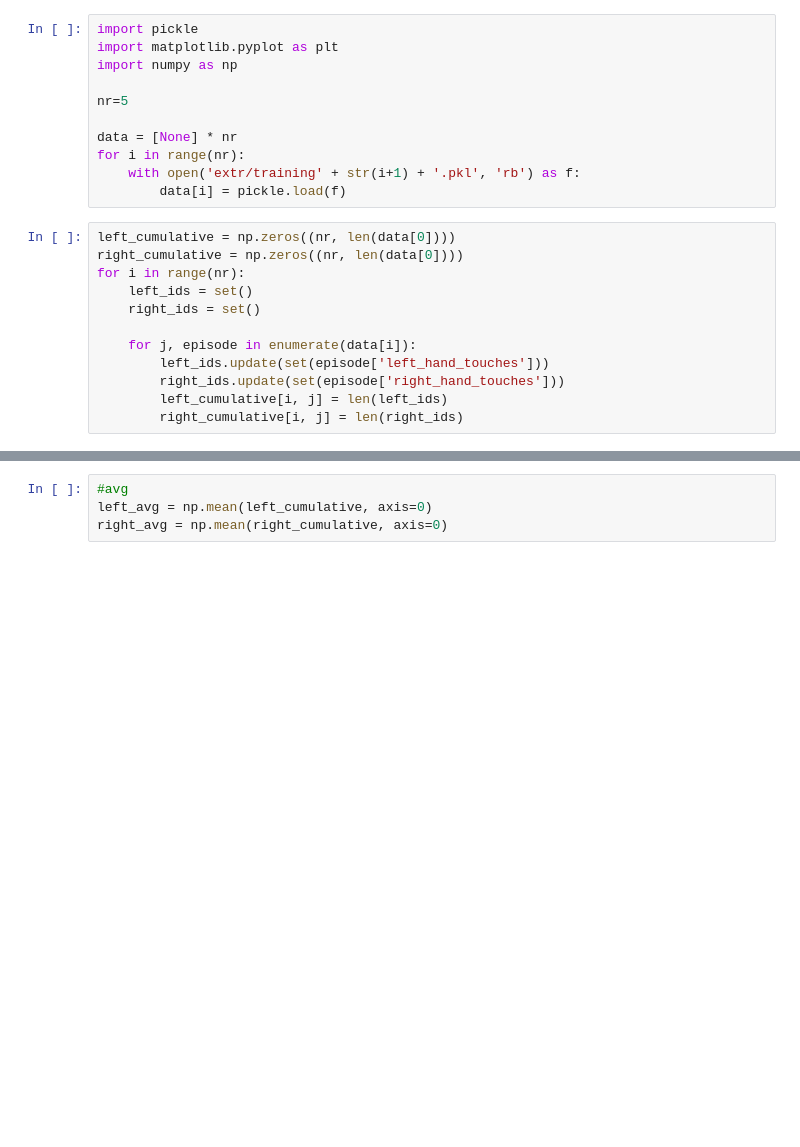
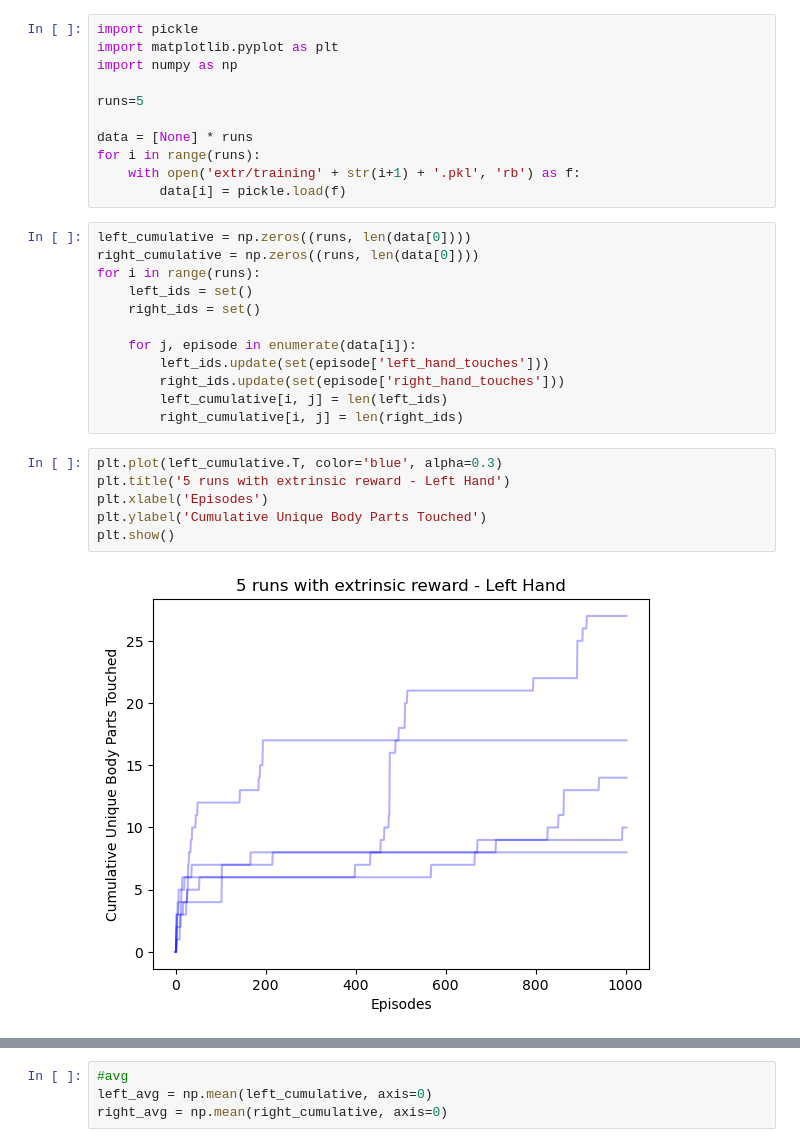
Before and after one commit to YviMa/RL2025_MIMo_project, a Jupyter notebook: learn_selftouch/results/self_touch/logs/analysis_avg.ipynb, the cells around one changed output, grey strips where cells are left out. Saved outputs shown, nothing was run; the diff lists cells and outputs as text; blank space fills up the shorter version.

```diff
--- a/learn_selftouch/results/self_touch/logs/analysis_avg.ipynb
+++ b/learn_selftouch/results/self_touch/logs/analysis_avg.ipynb
@@ -3,16 +3,16 @@ import pickle
 import matplotlib.pyplot as plt
 import numpy as np
 
-nr=5
+runs=5
 
-data = [None] * nr
-for i in range(nr):
+data = [None] * runs
+for i in range(runs):
     with open('extr/training' + str(i+1) + '.pkl', 'rb') as f:
         data[i] = pickle.load(f)
 # %%
-left_cumulative = np.zeros((nr, len(data[0])))
-right_cumulative = np.zeros((nr, len(data[0])))
-for i in range(nr):
+left_cumulative = np.zeros((runs, len(data[0])))
+right_cumulative = np.zeros((runs, len(data[0])))
+for i in range(runs):
     left_ids = set()
     right_ids = set()
 
@@ -21,3 +21,11 @@ for i in range(nr):
         right_ids.update(set(episode['right_hand_touches']))
         left_cumulative[i, j] = len(left_ids)
         right_cumulative[i, j] = len(right_ids)
+# %%
+plt.plot(left_cumulative.T, color='blue', alpha=0.3)
+plt.title('5 runs with extrinsic reward - Left Hand')
+plt.xlabel('Episodes')
+plt.ylabel('Cumulative Unique Body Parts Touched')
+plt.show()
+# %% [output]
+[figure, added]
```
Also changed, not shown: parts of 4 cells of this notebook, 2 other files.
